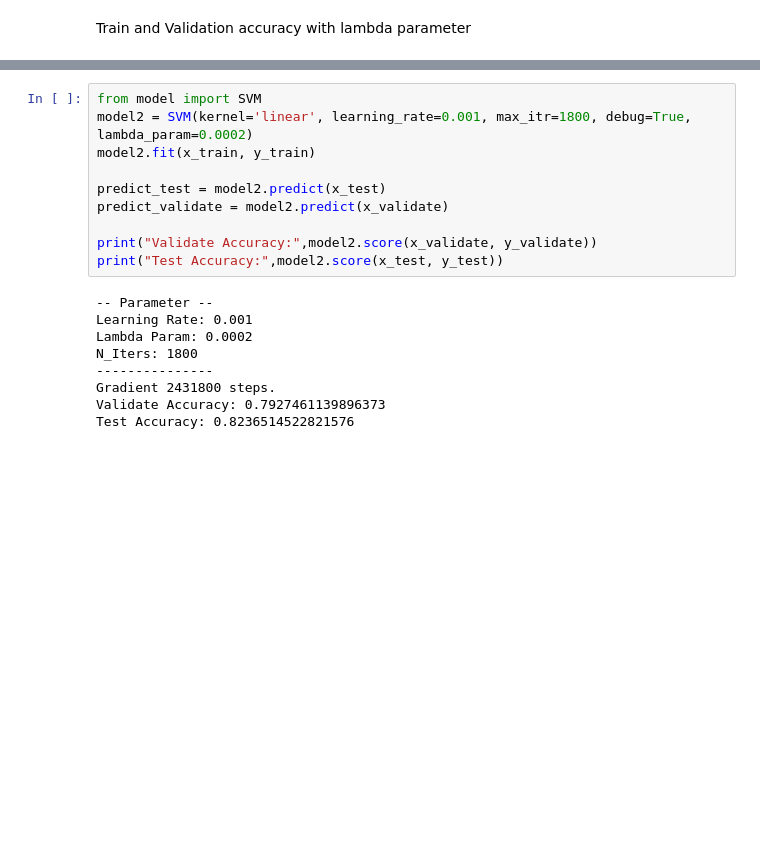
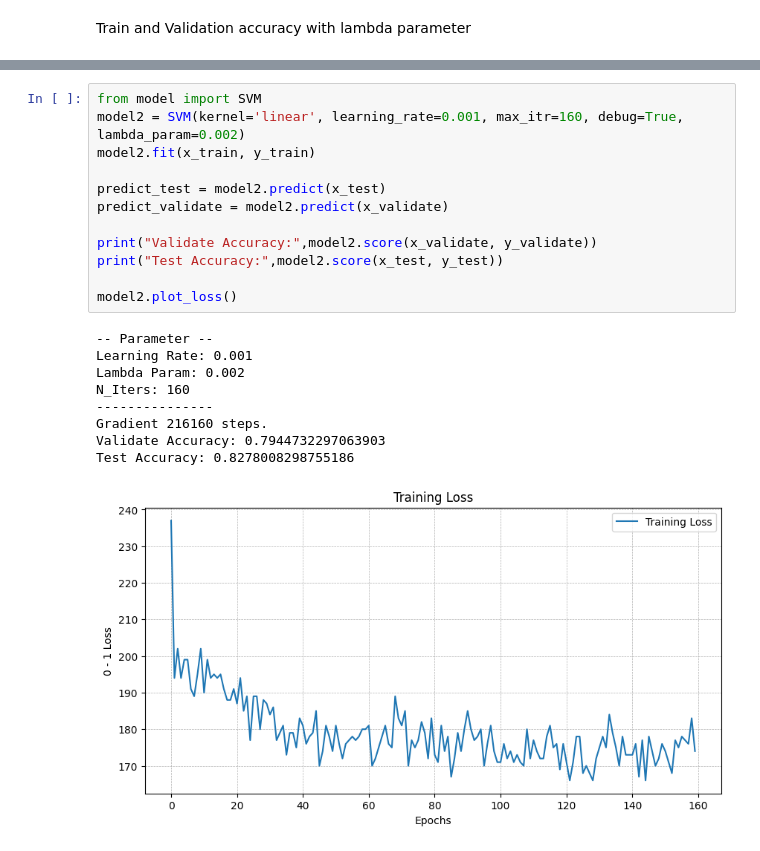
Before and after one commit to PeerasitPloyaram/Support_Vector_Machine_SVM-From_Scratch, a Jupyter notebook: src/main_water_Quality1.ipynb, the cells around one changed output, grey strips where cells are left out. Drawn from its saved outputs; the diff is of its cells as text; blank space fills up the shorter version.

```diff
--- a/src/main_water_Quality1.ipynb
+++ b/src/main_water_Quality1.ipynb
@@ -271,19 +271,22 @@ Train Accuracy is: 0.42709104367135453
 # %%
 from model import SVM
-model2 = SVM(kernel='linear', learning_rate=0.001, max_itr=1800, debug=True, lambda_param=0.0002)
+model2 = SVM(kernel='linear', learning_rate=0.001, max_itr=160, debug=True, lambda_param=0.002)
 model2.fit(x_train, y_train)
 
 predict_test = model2.predict(x_test)
 predict_validate = model2.predict(x_validate)
 
 print("Validate Accuracy:",model2.score(x_validate, y_validate))
 print("Test Accuracy:",model2.score(x_test, y_test))
+
+model2.plot_loss()
 # %% [output]
 -- Parameter --
 Learning Rate: 0.001
-Lambda Param: 0.0002
-N_Iters: 1800
+Lambda Param: 0.002
+N_Iters: 160
 ---------------
-Gradient 2431800 steps.
-Validate Accuracy: 0.7927461139896373
-Test Accuracy: 0.8236514522821576
+Gradient 216160 steps.
+Validate Accuracy: 0.7944732297063903
+Test Accuracy: 0.8278008298755186
+[figure, added]
```
Also changed, not shown: parts of 4 cells of this notebook.
